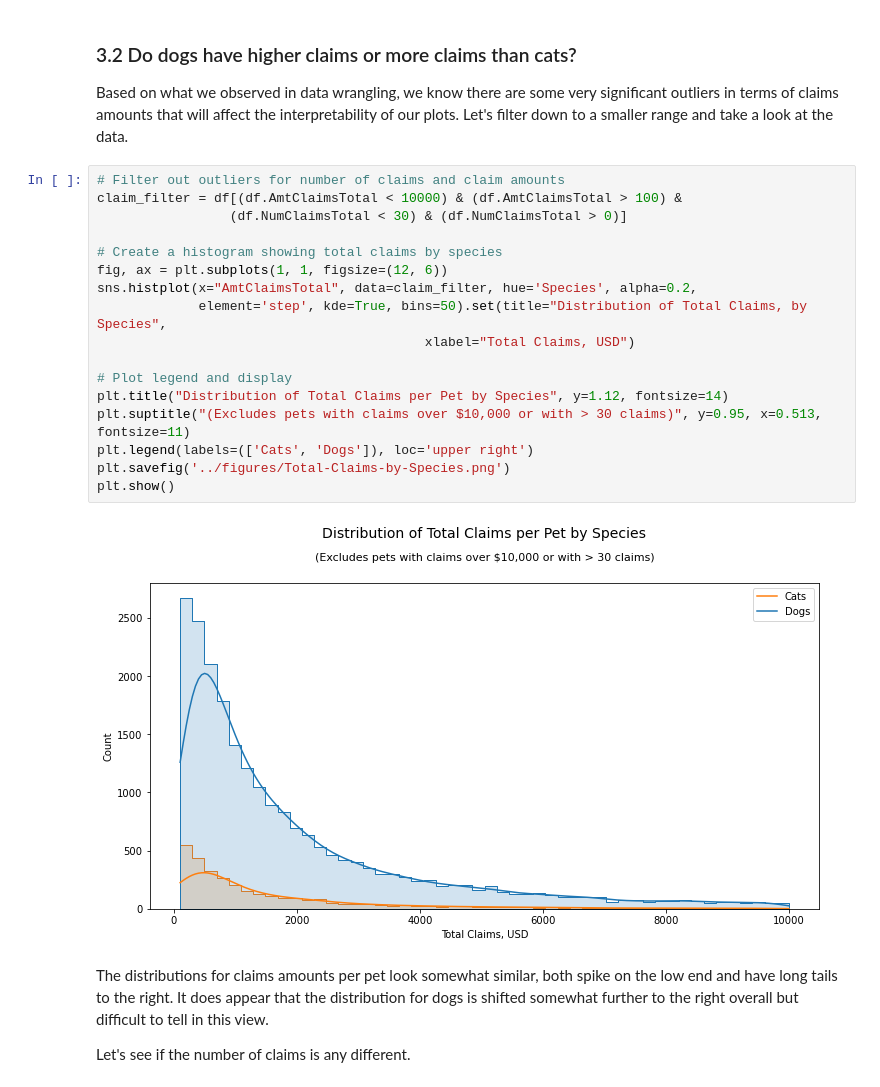
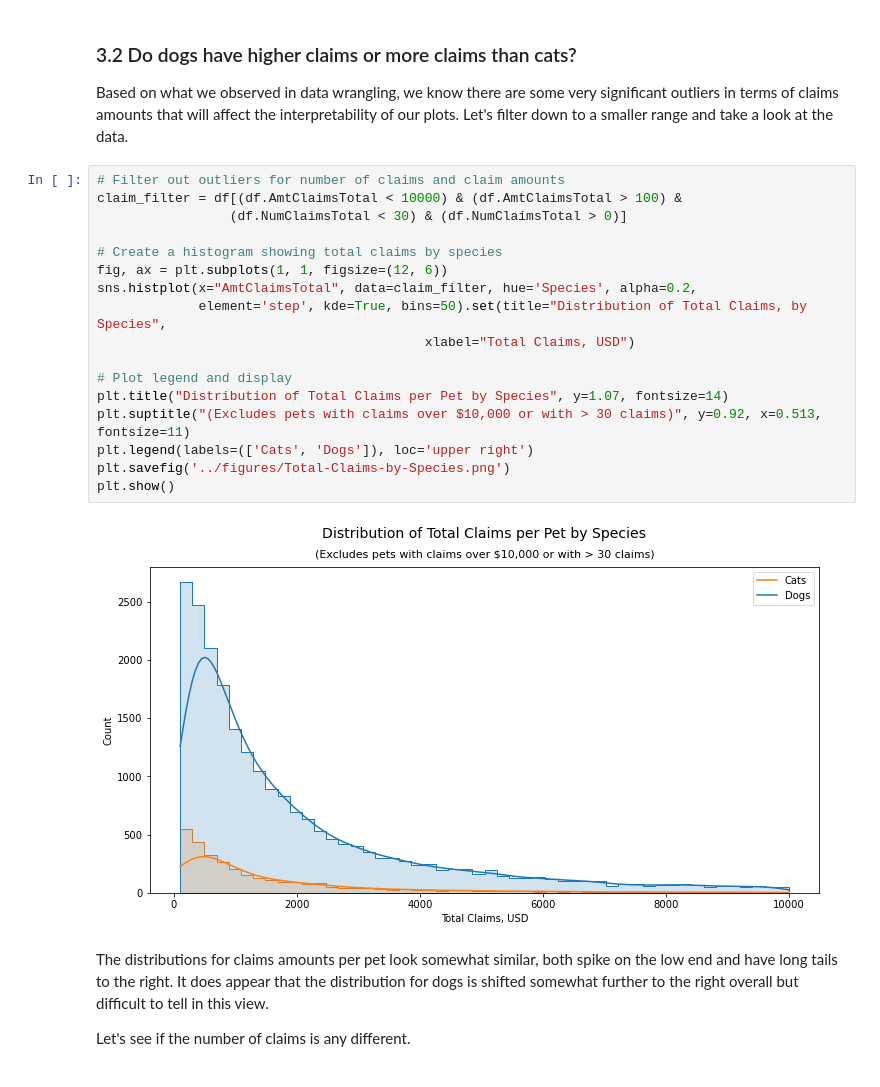
Before and after one commit to stevenrhart/predicting-claims, a Jupyter notebook: notebooks/02_predicting_Insurance_claims_eda.ipynb, the cells around one changed output. Cells and saved outputs as stored; diff of their text form.

```diff
--- a/notebooks/02_predicting_Insurance_claims_eda.ipynb
+++ b/notebooks/02_predicting_Insurance_claims_eda.ipynb
@@ -108,22 +108,22 @@ Based on what we observed in data wrangling, we know there are some very signifi
 # %%
 # Filter out outliers for number of claims and claim amounts
 claim_filter = df[(df.AmtClaimsTotal < 10000) & (df.AmtClaimsTotal > 100) &
                  (df.NumClaimsTotal < 30) & (df.NumClaimsTotal > 0)]
 
 # Create a histogram showing total claims by species
 fig, ax = plt.subplots(1, 1, figsize=(12, 6))
 sns.histplot(x="AmtClaimsTotal", data=claim_filter, hue='Species', alpha=0.2,
              element='step', kde=True, bins=50).set(title="Distribution of Total Claims, by Species",
                                           xlabel="Total Claims, USD")
 
 # Plot legend and display
-plt.title("Distribution of Total Claims per Pet by Species", y=1.12, fontsize=14)
-plt.suptitle("(Excludes pets with claims over $10,000 or with > 30 claims)", y=0.95, x=0.513, fontsize=11)
+plt.title("Distribution of Total Claims per Pet by Species", y=1.07, fontsize=14)
+plt.suptitle("(Excludes pets with claims over $10,000 or with > 30 claims)", y=0.92, x=0.513, fontsize=11)
 plt.legend(labels=(['Cats', 'Dogs']), loc='upper right')
 plt.savefig('../figures/Total-Claims-by-Species.png')
 plt.show()
 # %% [output]
-[figure, old version]
+[figure, new version]
 # %% [markdown]
 The distributions for claims amounts per pet look somewhat similar, both spike on the low end and have long tails to the right. It does appear that the distribution for dogs is shifted somewhat further to the right overall but difficult to tell in this view.
 
```
